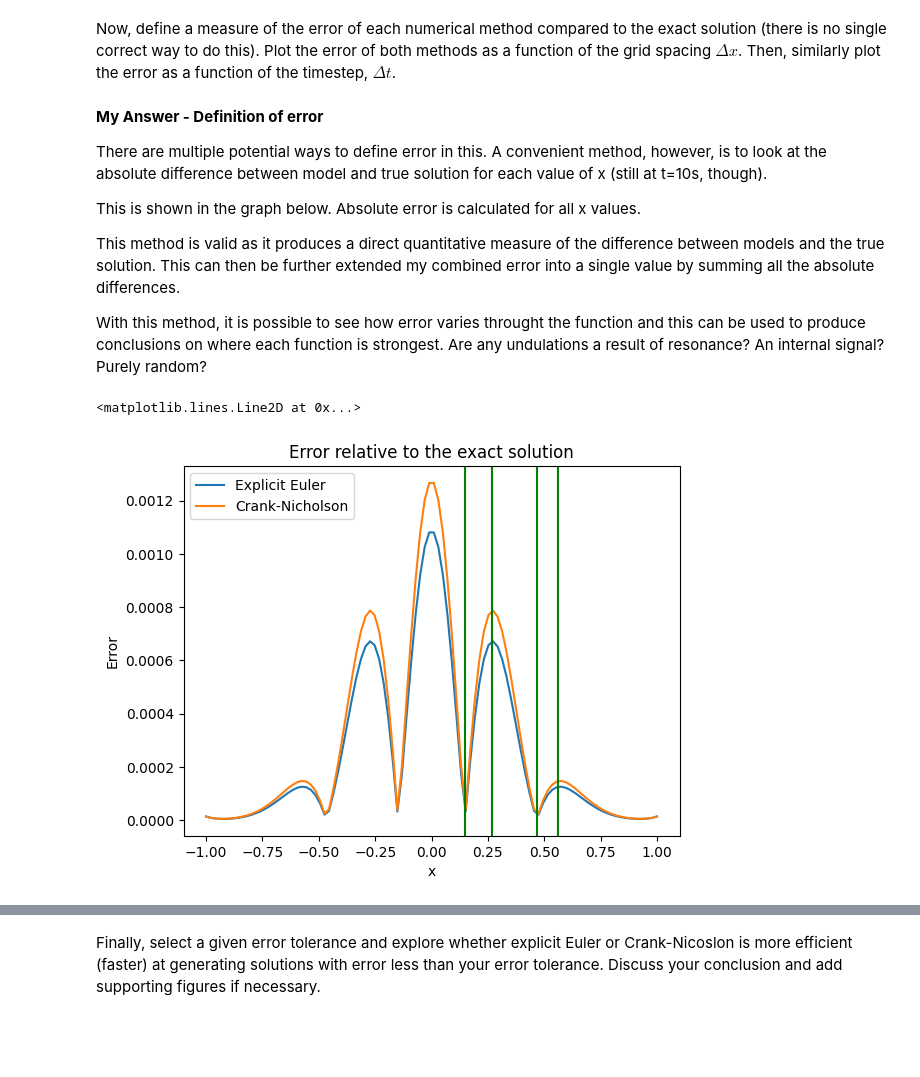
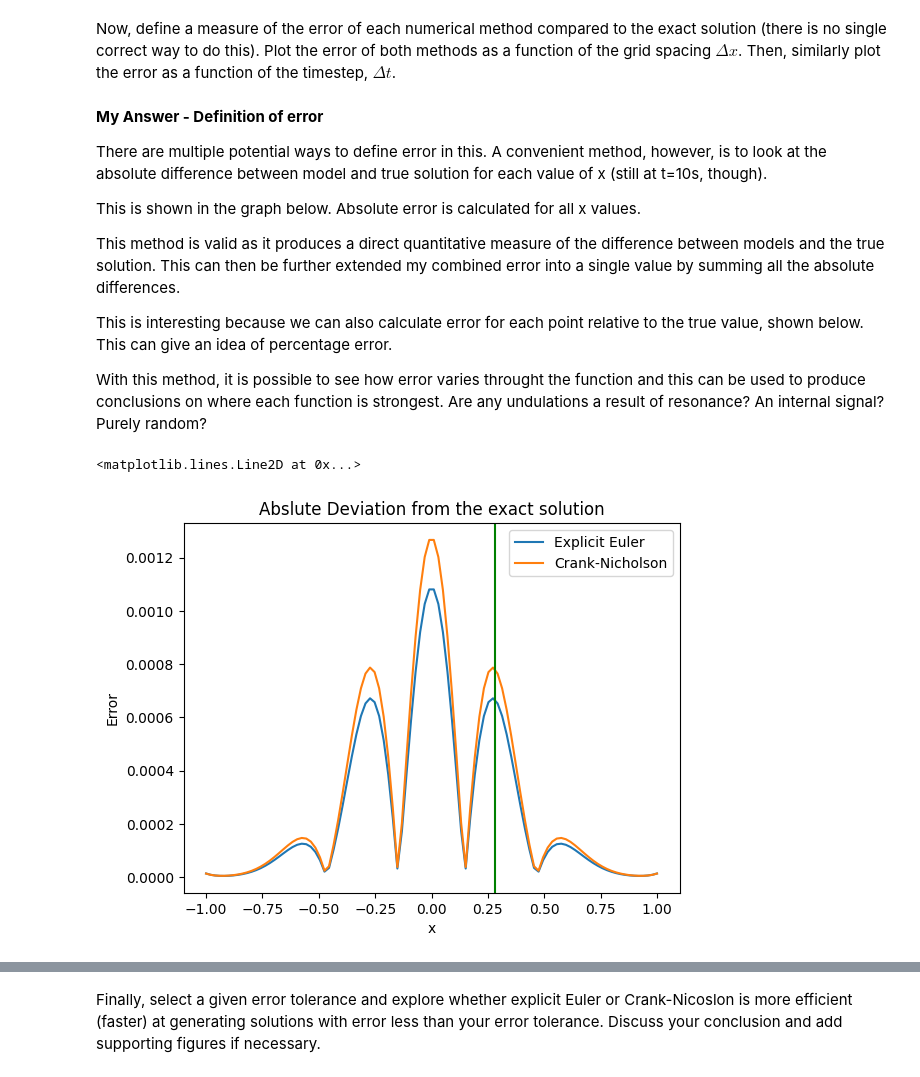
Before and after one commit to AnnabelHall/QCES_LNM, a Jupyter notebook: Project1_numerical_methods.ipynb, the cells around one changed output, grey strips where cells are left out. Saved outputs shown, nothing was run; the diff lists cells and outputs as text; code cells hidden in the pictures; blank space fills up the shorter version.

```diff
--- a/Project1_numerical_methods.ipynb
+++ b/Project1_numerical_methods.ipynb
@@ -299,30 +299,35 @@ This is shown in the graph below. Absolute error is calculated for all x values.
 
 This method is valid as it produces a direct quantitative measure of the difference between models and the true solution. This can then be further extended my combined error into a single value by summing all the absolute differences.
 
+This is interesting because we can also calculate error for each point relative to the true value, shown below. This can give an idea of percentage error.
+
 With this method, it is possible to see how error varies throught the function and this can be used to produce conclusions on where each function is strongest. Are any undulations a result of resonance? An internal signal? Purely random?
 # %%
 # Again, t = 20 for the true solution is equivalent to t = 10 for the models
 
 def euler_error(x):
   error_ee = abs(c_EE[:,-1] - oneD_conc(x, 20, kappa))
   return error_ee
 
 def CN_error(x):
   error_CN = abs(c_CN[:,-1] - oneD_conc(x, 20, kappa))
   return error_CN
 
 
 plt.plot(x, euler_error(x), label = 'Explicit Euler')
 plt.plot(x, CN_error(x), label = 'Crank-Nicholson')
 plt.legend()
 plt.xlabel('x')
 plt.ylabel('Error')
-plt.title('Error relative to the exact solution')
+plt.title('Abslute Deviation from the exact solution')
 
-plt.axvline(x = 0.27, color = 'g', label = 'axvline - full height')
-plt.axvline(x = 0.56, color = 'g', label = 'axvline - full height')
-plt.axvline(x = 0.15, color = 'g', label = 'axvline - full height')
-plt.axvline(x = 0.47, color = 'g', label = 'axvline - full height')
+# plt.axvline(x = 0.27, color = 'g', label = 'axvline - full height')
+# plt.axvline(x = 0.56, color = 'g', label = 'axvline - full height')
+# plt.axvline(x = 0.15, color = 'g', label = 'axvline - full height')
+# plt.axvline(x = 0.47, color = 'g', label = 'axvline - full height')
+
+test = (4*kappa*20)**0.5
+plt.axvline(x = test, color = 'g', label = 'axvline - full height')
 # %% [output]
 <matplotlib.lines.Line2D at 0x...>
-[figure, old version]
+[figure, new version]
```
Also changed, not shown: parts of 5 cells of this notebook.
